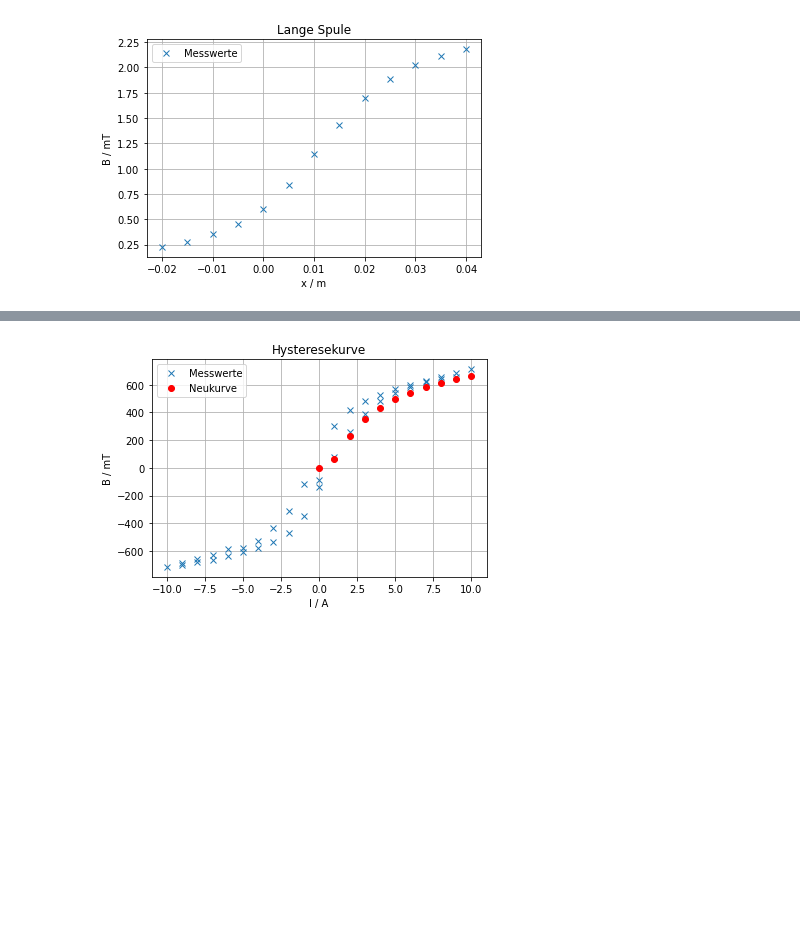
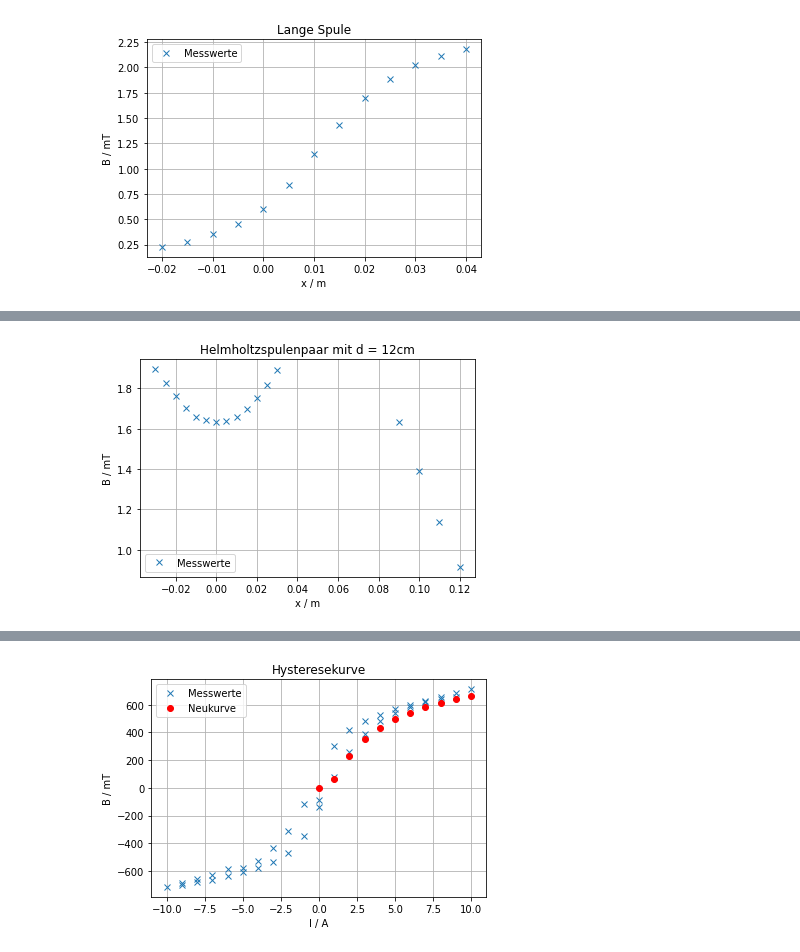
Before and after one commit to waerther/grundpraktikum1, a Jupyter notebook: v308/messdaten.ipynb, the cells around one changed output, grey strips where cells are left out. Drawn from its saved outputs; the diff is of its cells as text; code cells hidden in the pictures; blank space fills up the shorter version.

```diff
--- a/v308/messdaten.ipynb
+++ b/v308/messdaten.ipynb
@@ -24,7 +42,6 @@ plt.show()
 # %% [output]
 [figure]
 # %%
-import pandas as pd
-messdaten = pd.read_excel("md_helmholtzspule_12cm.xlsx")
-daten = messdaten.iloc[:,:]
-print(daten.to_latex(index = False, column_format= "c c", na_rep = "-", float_format="%.3f"))
+helmholtzspule_12cm = pd.read_excel("md_helmholtzspule_12cm.xlsx")
+helmholtzspule_12cm = helmholtzspule_12cm.iloc[:,[0,1]]
+print(helmholtzspule_12cm.to_latex(index = False, column_format= "c c", na_rep = "-", float_format="%.3f"))
@@ -30,0 +66,15 @@ print(daten.to_latex(index = False, column_format= "c c", na_rep = "-", float_fo
+# %%
+np.savetxt('helmholtzspule_12cm.txt', helmholtzspule_12cm.values, header='x/m mT', fmt='%f')
+x, y = np.genfromtxt('helmholtzspule_12cm.txt', unpack=True, skip_header=1)
+
+fig = plt.figure()
+ax = fig.add_subplot(1,1,1)
+ax.set_title('Helmholtzspulenpaar mit d = 12cm')
+ax.set_xlabel('x / m')
+ax.set_ylabel('B / mT')
+ax.grid()
+ax.plot(x,y, 'x', label='Messwerte')
+ax.legend(loc="lower left")
+plt.show()
+# %% [output]
+[figure, added]
```
Also changed, not shown: parts of 13 cells of this notebook, 14 other files.
